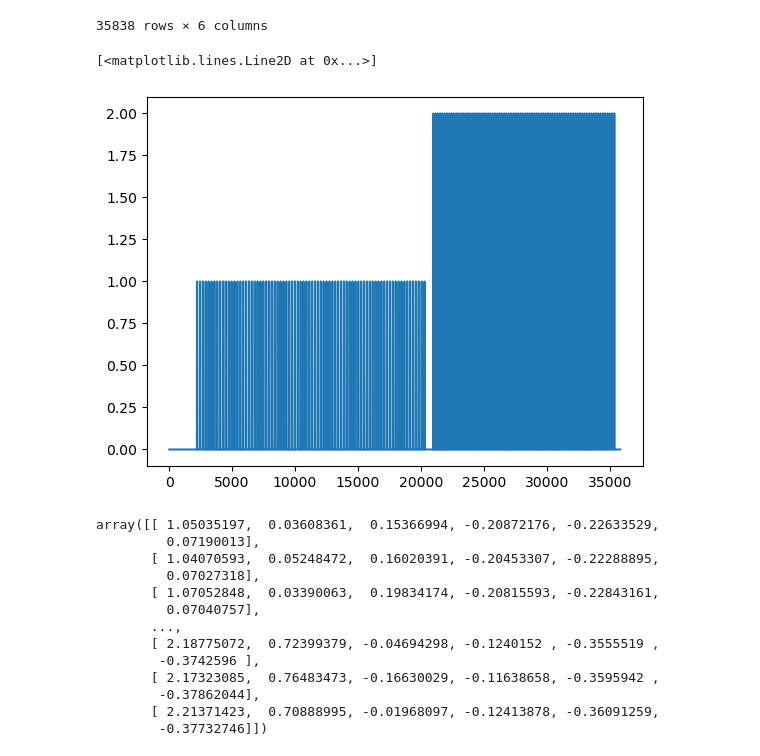
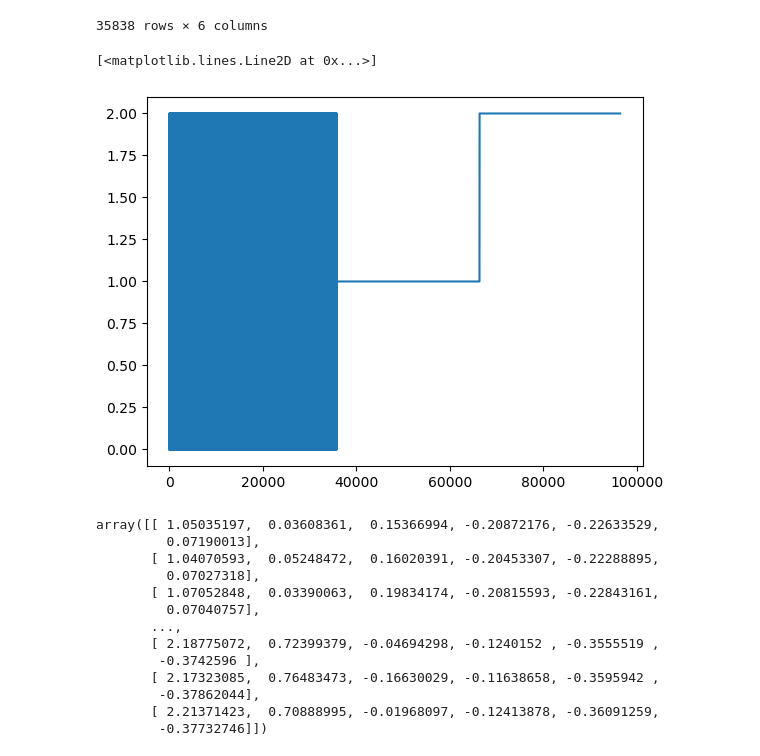
Before and after one commit to Rehan080374/panda_research, a Jupyter notebook: Data_Science/GRU/GRU.ipynb, the cells around one changed output. Saved outputs shown, nothing was run; the diff lists cells and outputs as text; code cells hidden in the pictures.

```diff
--- a/Data_Science/GRU/GRU.ipynb
+++ b/Data_Science/GRU/GRU.ipynb
@@ -32,0 +25,17 @@ To enable them in other operations, rebuild TensorFlow with the appropriate comp
+# %%
+# import SMOTE oversampling and other necessary libraries
+from collections import Counter
+from imblearn.over_sampling import SMOTE
+from sklearn.model_selection import train_test_split
+import pandas as pd
+import numpy as np
+import warnings
+warnings.simplefilter(action='ignore', category=FutureWarning)
+
+#import data
+#url = "https://raw.githubusercontent.com/jackty9/Handling_Imbalanced_Data_in_Python/master/bank-full-encoded.csv"
+df = pd.read_csv("/home/rehan/Downloads/panda_research/data/combined_labled_k6.csv")
+# %%
+# Separating the independent variables from dependent variables
+X = df.iloc[:,1:7]
+print(X)
@@ -32,0 +60,6 @@ To enable them in other operations, rebuild TensorFlow with the appropriate comp
+# %%
+# Separating the independent variables from dependent variables
+
+y = df["cluster"]
+
+print(y)
@@ -32,0 +79,15 @@ To enable them in other operations, rebuild TensorFlow with the appropriate comp
+# %%
+#Split train-test data
+X_train, X_test, y_train, y_test = train_test_split(X,y,test_size=0.001)
+
+# summarize class distribution
+print("Before oversampling: ",Counter(y_train))
+
+# define oversampling strategy
+SMOTE = SMOTE()
+
+# fit and apply the transform
+X_train_SMOTE, y_train_SMOTE = SMOTE.fit_resample(X_train, y_train)
+
+# summarize class distribution
+print("After oversampling: ",Counter(y_train_SMOTE))
@@ -55,10 +120,10 @@ gold
 | 35837 | 2.213714 | 0.708890 | -0.019681 | -0.124139 | -0.360913 | -0.377327 |
 35838 rows × 6 columns
 # %%
-plt.plot(data['cluster'])
+plt.plot(y_train_SMOTE)
 # %% [output]
 [<matplotlib.lines.Line2D at 0x...>]
-[figure, old version]
+[figure, new version]
 # %%
 gold.values
 # %% [output]
```
Also changed, not shown: parts of 35 cells of this notebook, 3 other files.
